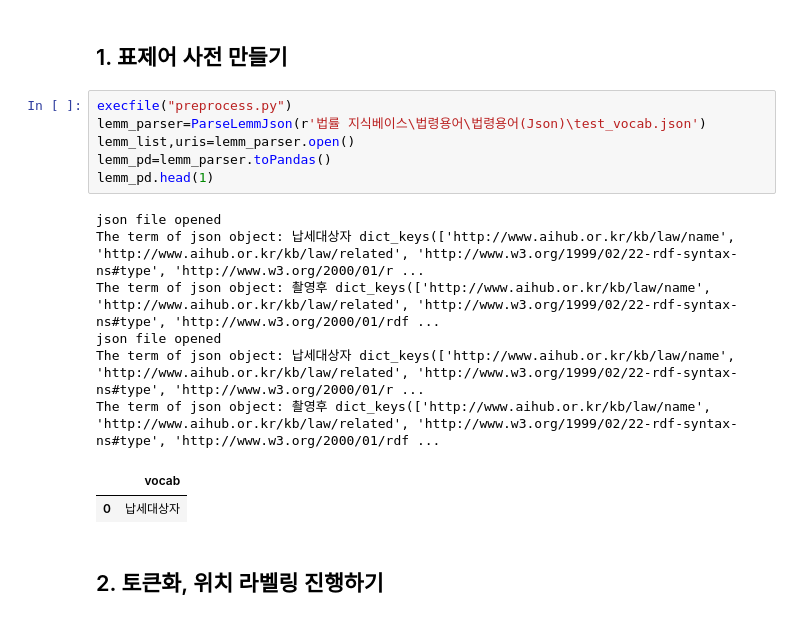
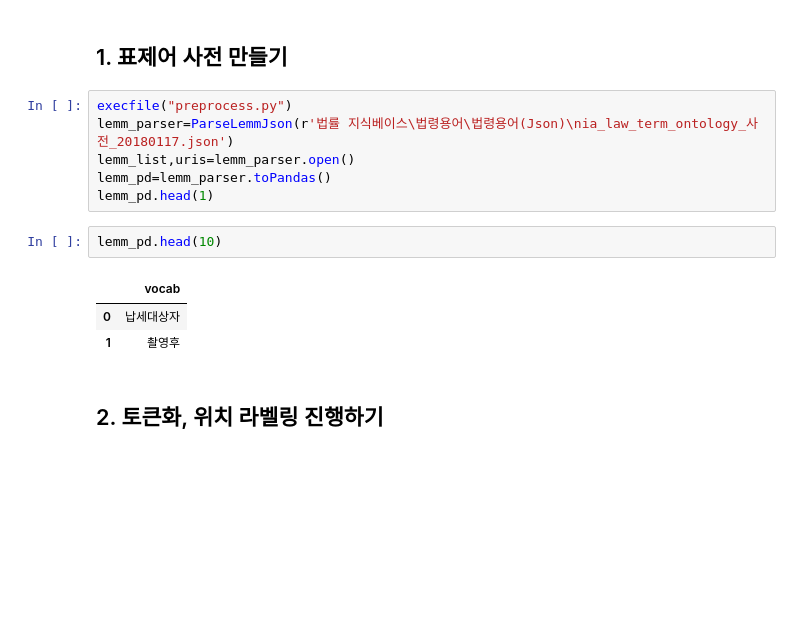
Before and after one commit to Mubbit/Data_ML, a Jupyter notebook: test_preprocess.ipynb, the cells around one changed output. Saved outputs shown, nothing was run; the diff lists cells and outputs as text; blank space fills up the shorter version.

```diff
--- a/test_preprocess.ipynb
+++ b/test_preprocess.ipynb
@@ -4,19 +4,16 @@ import preprocess
 ## 1. 표제어 사전 만들기
 # %%
 execfile("preprocess.py")
-lemm_parser=ParseLemmJson(r'법률 지식베이스\법령용어\법령용어(Json)\test_vocab.json')
+lemm_parser=ParseLemmJson(r'법률 지식베이스\법령용어\법령용어(Json)\nia_law_term_ontology_사전_20180117.json')
 lemm_list,uris=lemm_parser.open()
 lemm_pd=lemm_parser.toPandas()
 lemm_pd.head(1)
-# %% [output]
-json file opened
-The term of json object: 납세대상자 dict_keys(['http://www.aihub.or.kr/kb/law/name', 'http://www.aihub.or.kr/kb/law/related', 'http://www.w3.org/1999/02/22-rdf-syntax-ns#type', 'http://www.w3.org/2000/01/r ...
-The term of json object: 촬영후 dict_keys(['http://www.aihub.or.kr/kb/law/name', 'http://www.aihub.or.kr/kb/law/related', 'http://www.w3.org/1999/02/22-rdf-syntax-ns#type', 'http://www.w3.org/2000/01/rdf ...
-json file opened
-The term of json object: 납세대상자 dict_keys(['http://www.aihub.or.kr/kb/law/name', 'http://www.aihub.or.kr/kb/law/related', 'http://www.w3.org/1999/02/22-rdf-syntax-ns#type', 'http://www.w3.org/2000/01/r ...
-The term of json object: 촬영후 dict_keys(['http://www.aihub.or.kr/kb/law/name', 'http://www.aihub.or.kr/kb/law/related', 'http://www.w3.org/1999/02/22-rdf-syntax-ns#type', 'http://www.w3.org/2000/01/rdf ...
-|  | vocab |
-| 0 | 납세대상자 |
+# %%
+lemm_pd.head(10)
+# %% [output]
+|  | vocab |
+| 0 | 납세대상자 |
+| 1 | 촬영후 |
 # %% [markdown]
 ## 2. 토큰화, 위치 라벨링 진행하기
 # %% [markdown]
```
Also changed, not shown: parts of 7 cells of this notebook, 6 other files.
